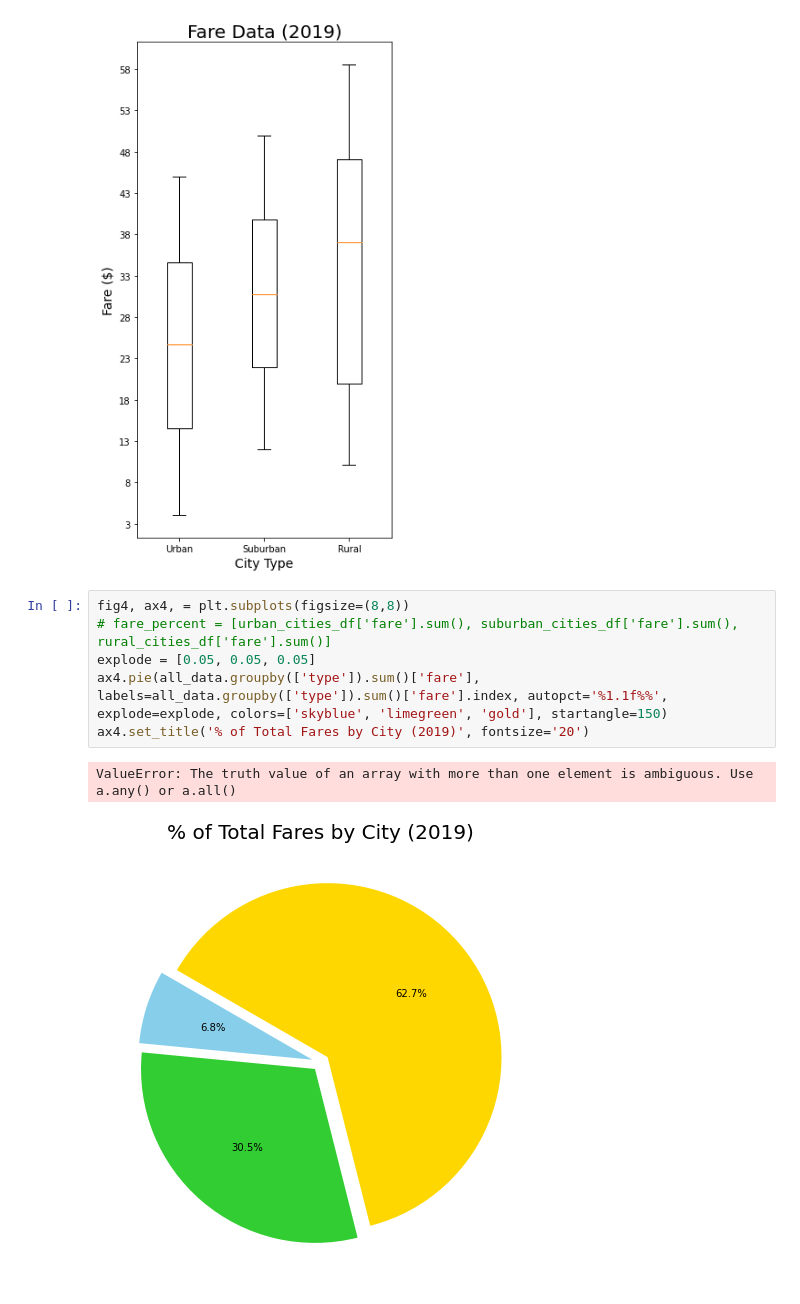
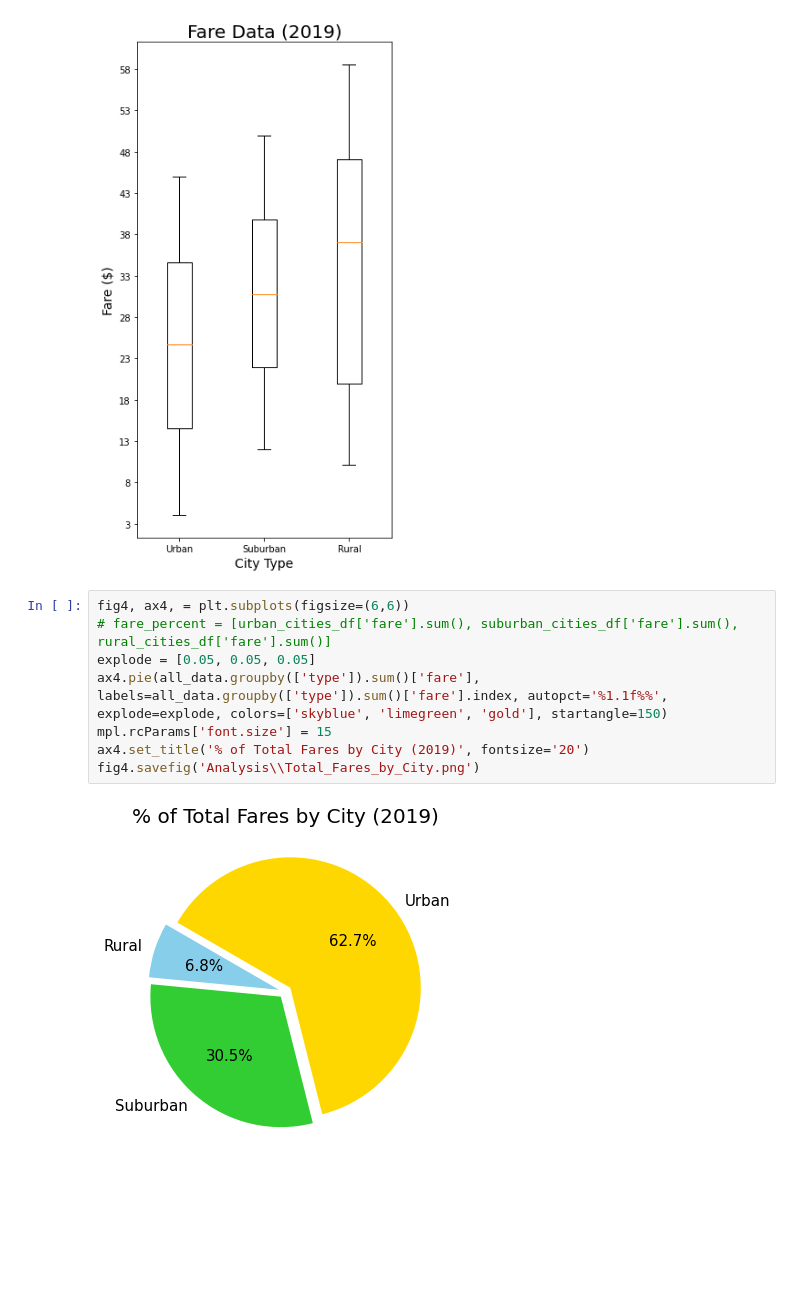
Before and after one commit to Bag0niku/PyBer_Analysis, a Jupyter notebook: Pyber.ipynb, the cells around one changed output. Cells and saved outputs as stored; diff of their text form; blank space fills up the shorter version.

Commit message:
Total Fares by City finished

```diff
--- a/Pyber.ipynb
+++ b/Pyber.ipynb
@@ -136,11 +137,12 @@ fig3.savefig('Analysis\\Ride_Fare_Data_2019.png')
 # %% [output]
 [figure]
 # %%
-fig4, ax4, = plt.subplots(figsize=(8,8))
+fig4, ax4, = plt.subplots(figsize=(6,6))
 # fare_percent = [urban_cities_df['fare'].sum(), suburban_cities_df['fare'].sum(), rural_cities_df['fare'].sum()]
 explode = [0.05, 0.05, 0.05]
 ax4.pie(all_data.groupby(['type']).sum()['fare'], labels=all_data.groupby(['type']).sum()['fare'].index, autopct='%1.1f%%', explode=explode, colors=['skyblue', 'limegreen', 'gold'], startangle=150)
+mpl.rcParams['font.size'] = 15
 ax4.set_title('% of Total Fares by City (2019)', fontsize='20')
+fig4.savefig('Analysis\\Total_Fares_by_City.png')
 # %% [output]
-ValueError: The truth value of an array with more than one element is ambiguous. Use a.any() or a.all()
-[figure, old version]
+[figure, new version]
```
Also changed, not shown: parts of 1 cell of this notebook, 2 other files.
